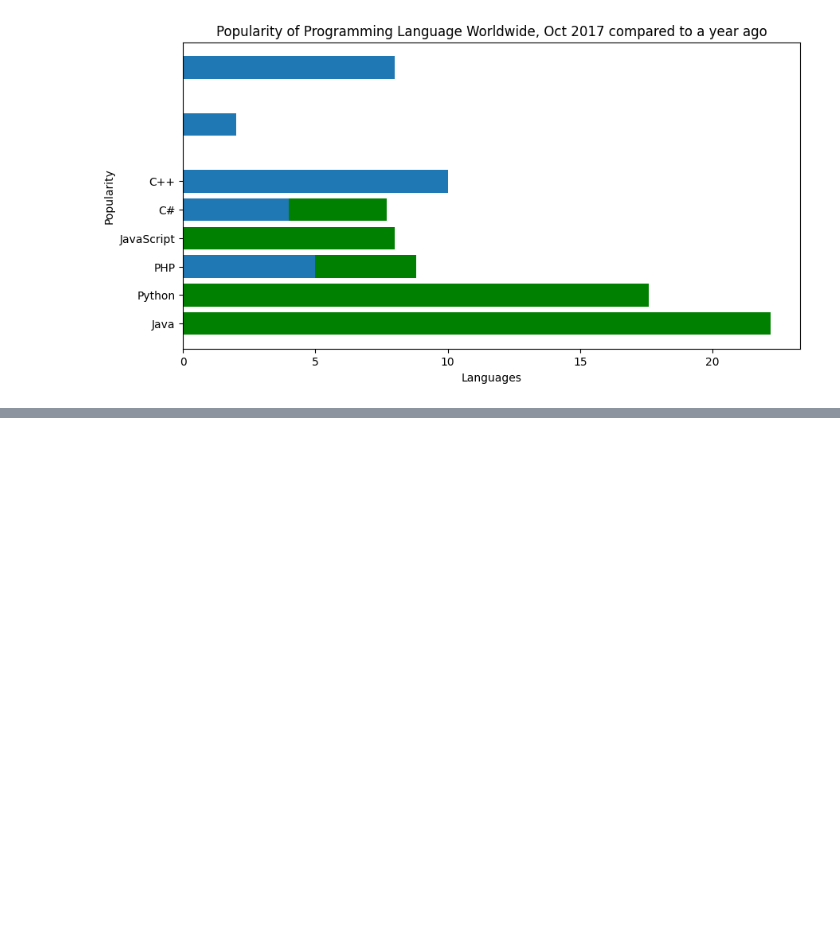
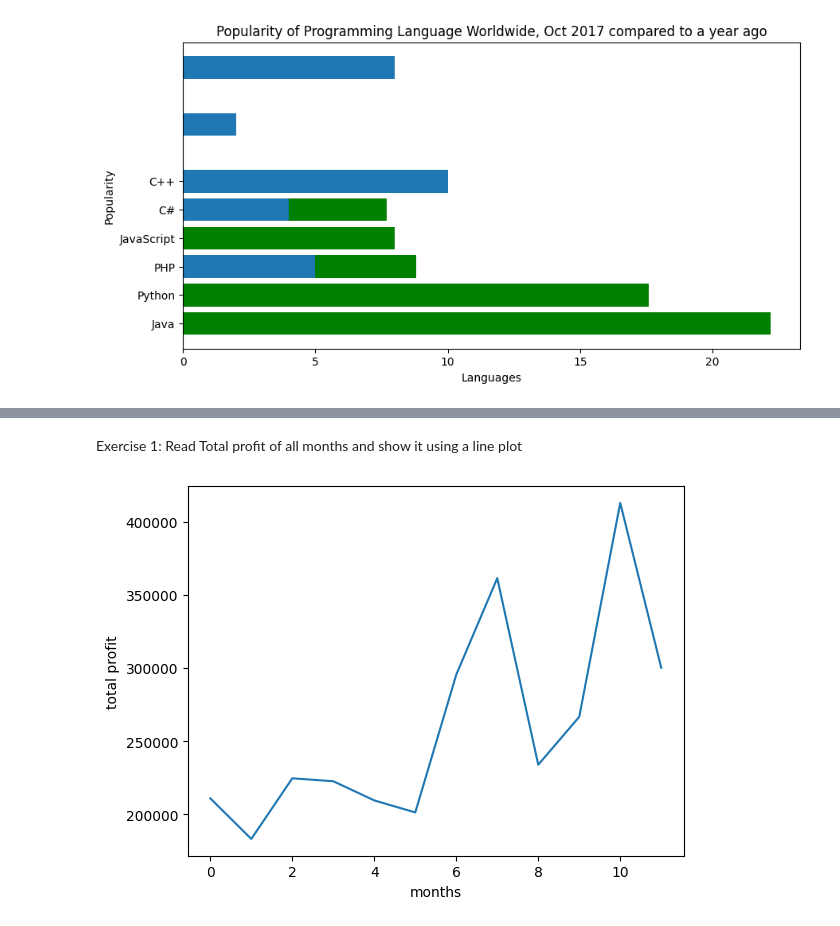
Before and after one commit to sharulms/d30-entry-, a Jupyter notebook: task8.ipynb, the cells around one changed output, grey strips where cells are left out. Drawn from its saved outputs; the diff is of its cells as text; code cells hidden in the pictures; blank space fills up the shorter version.

```diff
--- a/task8.ipynb
+++ b/task8.ipynb
@@ -139,0 +157,15 @@ plt.show()
+# %% [markdown]
+Exercise 1: Read Total profit of all months and show it using a line plot
+# %%
+import pandas as pd
+import matplotlib.pyplot as plt
+
+data = pd.read_csv('company_sales_data.csv')
+data
+total_profit = data['total_profit']
+plt.plot(total_profit)
+plt.xlabel('months')
+plt.ylabel('total profit')
+plt.show()
+# %% [output]
+[figure, added]
```
Also changed, not shown: parts of 21 cells of this notebook.
